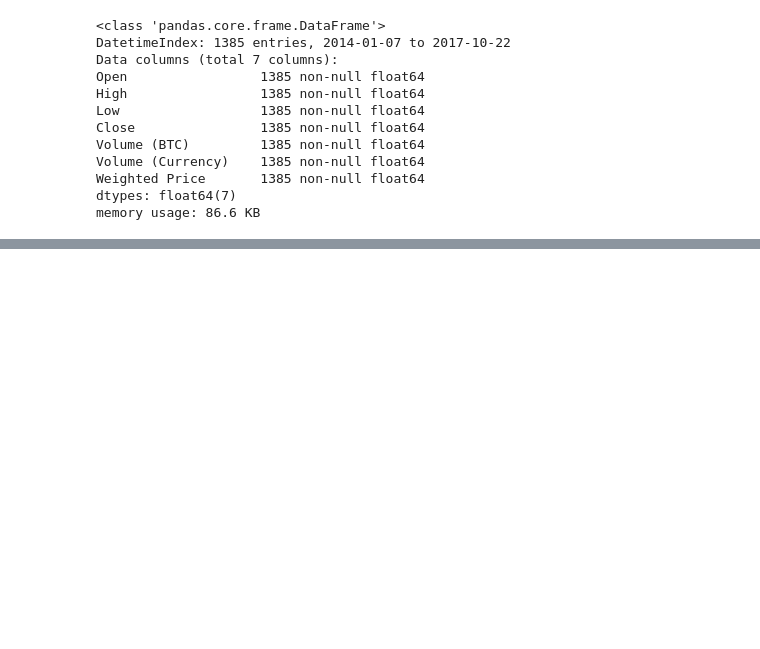
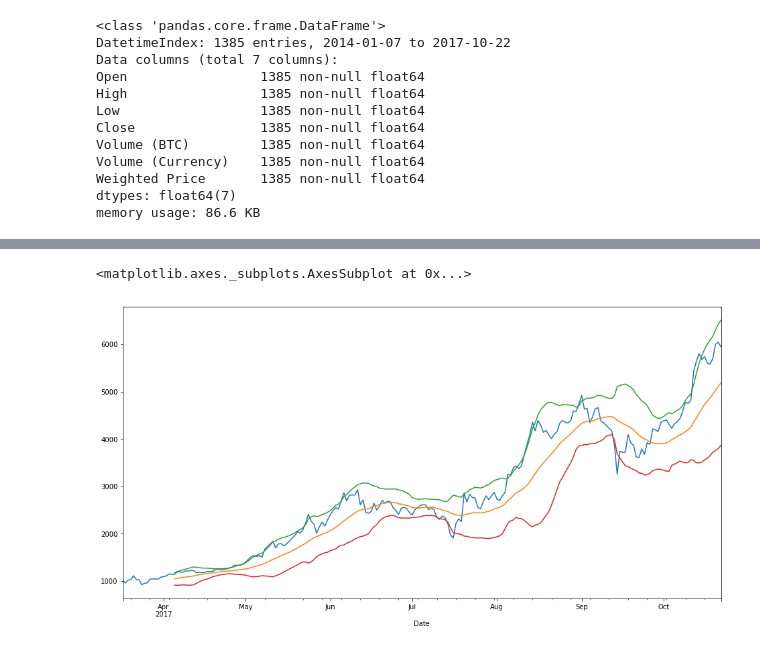
Before and after one commit to mtrsk/Internet-Magic-Money, a Jupyter notebook: cool-graphs/bitcoin.ipynb, the cells around one changed output, grey strips where cells are left out. Cells and saved outputs as stored; diff of their text form; code cells hidden in the pictures; blank space fills up the shorter version.

```diff
--- a/cool-graphs/bitcoin.ipynb
+++ b/cool-graphs/bitcoin.ipynb
@@ -113,0 +137,6 @@ plot_(btc_price)
+# %%
+# Check only last 200 days of time series
+plot_boll_band(btc_price.tail(220))
+# %% [output]
+<matplotlib.axes._subplots.AxesSubplot at 0x...>
+[figure, added]
```
Also changed, not shown: parts of 7 cells of this notebook.
